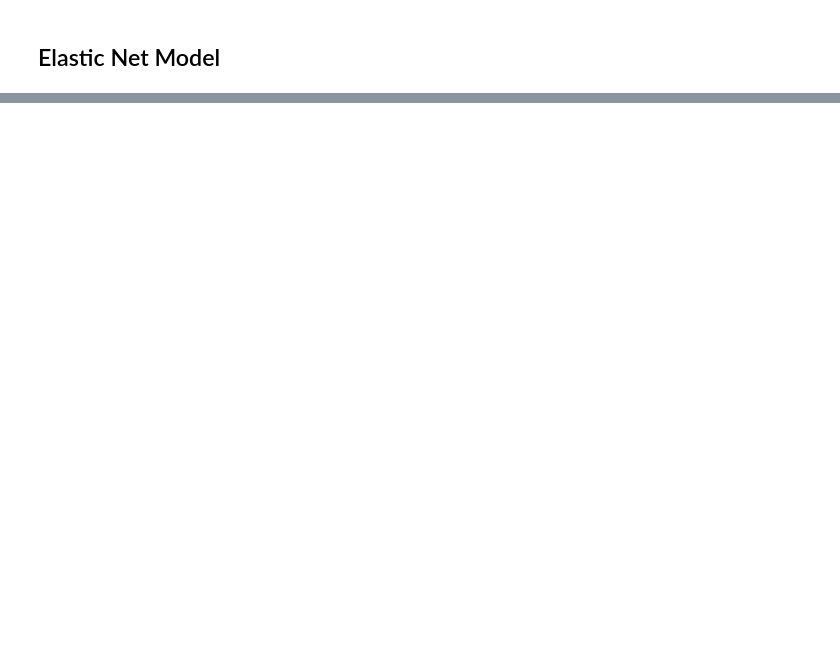
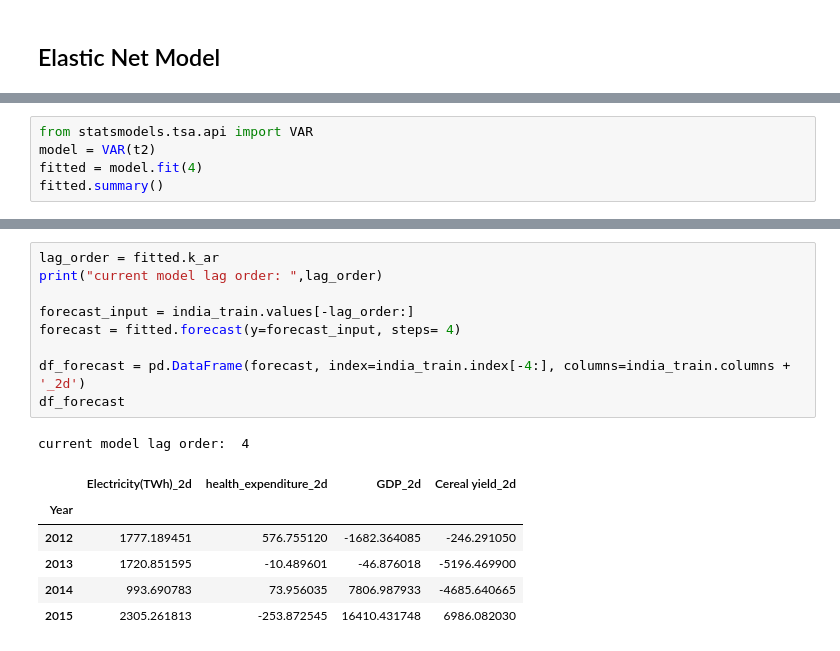
Before and after one commit to NeerajG03/Economic-Growth-Versus-Factors-expenditure-consumption-and-production, a Jupyter notebook: FinalAnalysis/finale.ipynb, the cells around one changed output, grey strips where cells are left out. Cells and saved outputs as stored; diff of their text form; blank space fills up the shorter version.

```diff
--- a/FinalAnalysis/finale.ipynb
+++ b/FinalAnalysis/finale.ipynb
@@ -66,0 +259,5 @@ RMSE:  41.428653530296316
+# %%
+from statsmodels.tsa.api import VAR
+model = VAR(t2)
+fitted = model.fit(4)
+fitted.summary()
@@ -66,0 +293,17 @@ RMSE:  41.428653530296316
+# %%
+lag_order = fitted.k_ar
+print("current model lag order: ",lag_order)
+
+forecast_input = india_train.values[-lag_order:]
+forecast = fitted.forecast(y=forecast_input, steps= 4)
+
+df_forecast = pd.DataFrame(forecast, index=india_train.index[-4:], columns=india_train.columns + '_2d')
+df_forecast
+# %% [output]
+current model lag order:  4
+|  | Electricity(TWh)_2d | health_expenditure_2d | GDP_2d | Cereal yield_2d |
+| Year |  |  |  |  |
+| 2012 | 1777.189451 | 576.755120 | -1682.364085 | -246.291050 |
+| 2013 | 1720.851595 | -10.489601 | -46.876018 | -5196.469900 |
+| 2014 | 993.690783 | 73.956035 | 7806.987933 | -4685.640665 |
+| 2015 | 2305.261813 | -253.872545 | 16410.431748 | 6986.082030 |
```
Also changed, not shown: parts of 16 cells of this notebook.
